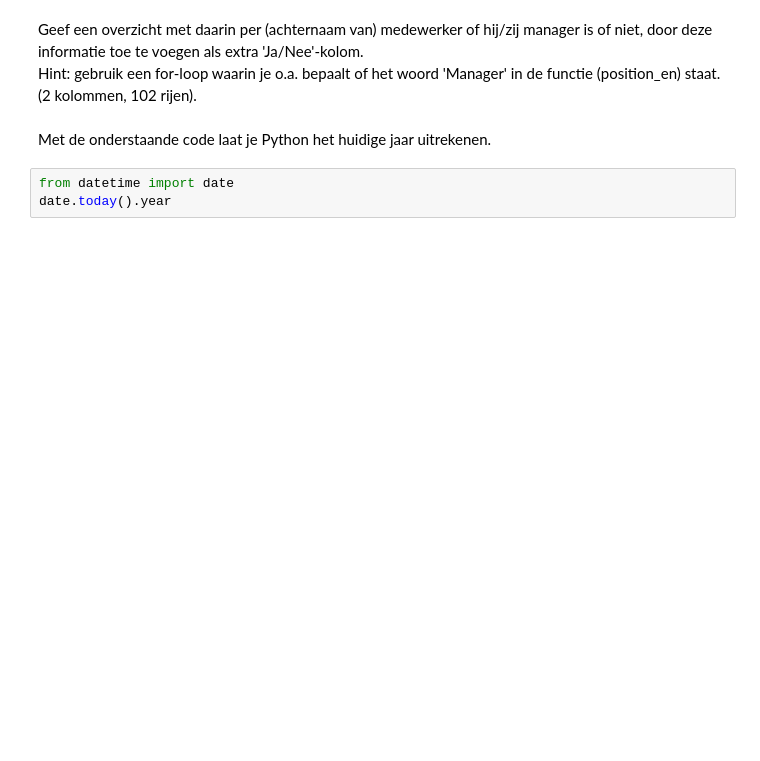
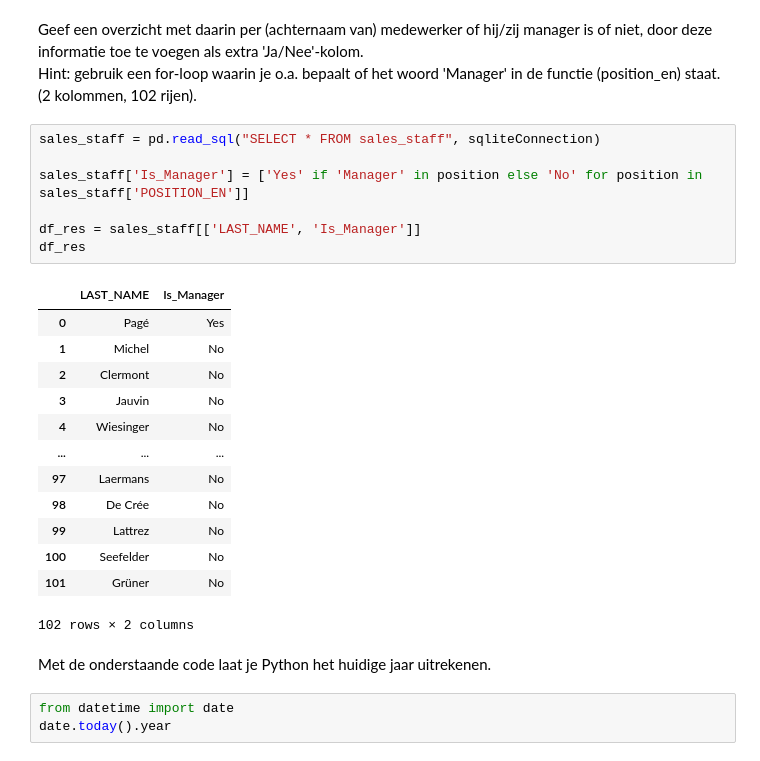
Before and after one commit to Leftings/DEDS_Portfolio, a Jupyter notebook: src/notebooks/DEDS_WC_1.2_en_1.3_Opdrachten.ipynb, the cells around one changed output. Saved outputs shown, nothing was run; the diff lists cells and outputs as text; blank space fills up the shorter version.

```diff
--- a/src/2.1/DEDS_WC_1.2_en_1.3_Opdrachten.ipynb
+++ b/src/notebooks/DEDS_WC_1.2_en_1.3_Opdrachten.ipynb
@@ -575,6 +652,27 @@ Geef een overzicht met daarin de namen van de producten die voor meer dan 500 (v
 # %% [markdown]
 Geef een overzicht met daarin per (achternaam van) medewerker of hij/zij manager is of niet, door deze informatie toe te voegen als extra 'Ja/Nee'-kolom.<br>
 Hint: gebruik een for-loop waarin je o.a. bepaalt of het woord 'Manager' in de functie (position_en) staat. (2 kolommen, 102 rijen).
+# %%
+sales_staff = pd.read_sql("SELECT * FROM sales_staff", sqliteConnection)
+
+sales_staff['Is_Manager'] = ['Yes' if 'Manager' in position else 'No' for position in sales_staff['POSITION_EN']]
+
+df_res = sales_staff[['LAST_NAME', 'Is_Manager']]
+df_res
+# %% [output]
+|  | LAST_NAME | Is_Manager |
+| 0 | Pagé | Yes |
+| 1 | Michel | No |
+| 2 | Clermont | No |
+| 3 | Jauvin | No |
+| 4 | Wiesinger | No |
+| ... | ... | ... |
+| 97 | Laermans | No |
+| 98 | De Crée | No |
+| 99 | Lattrez | No |
+| 100 | Seefelder | No |
+| 101 | Grüner | No |
+102 rows × 2 columns
 # %% [markdown]
 Met de onderstaande code laat je Python het huidige jaar uitrekenen.
 # %%
```
Also changed, not shown: parts of 8 cells of this notebook, 15 other files.
